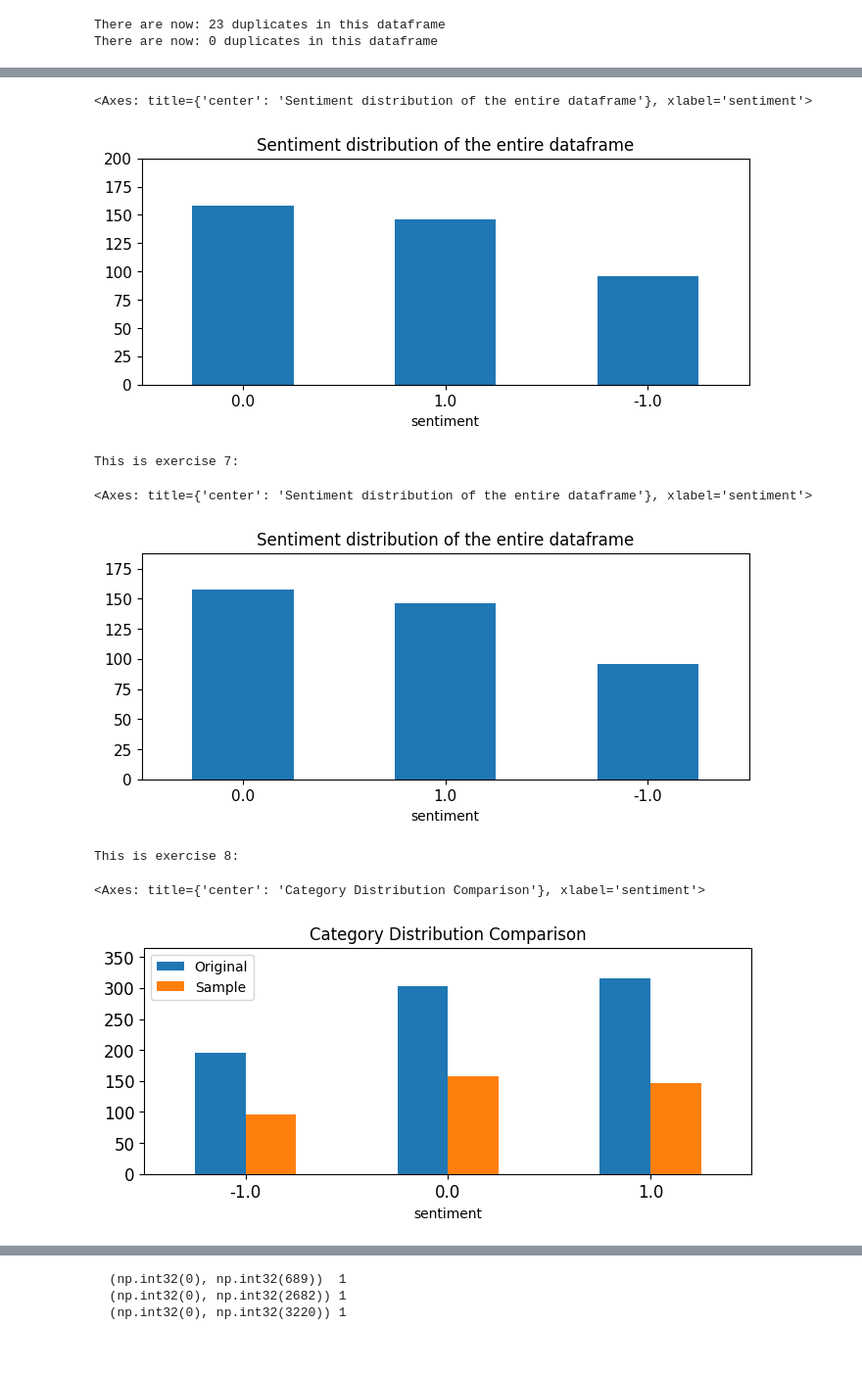
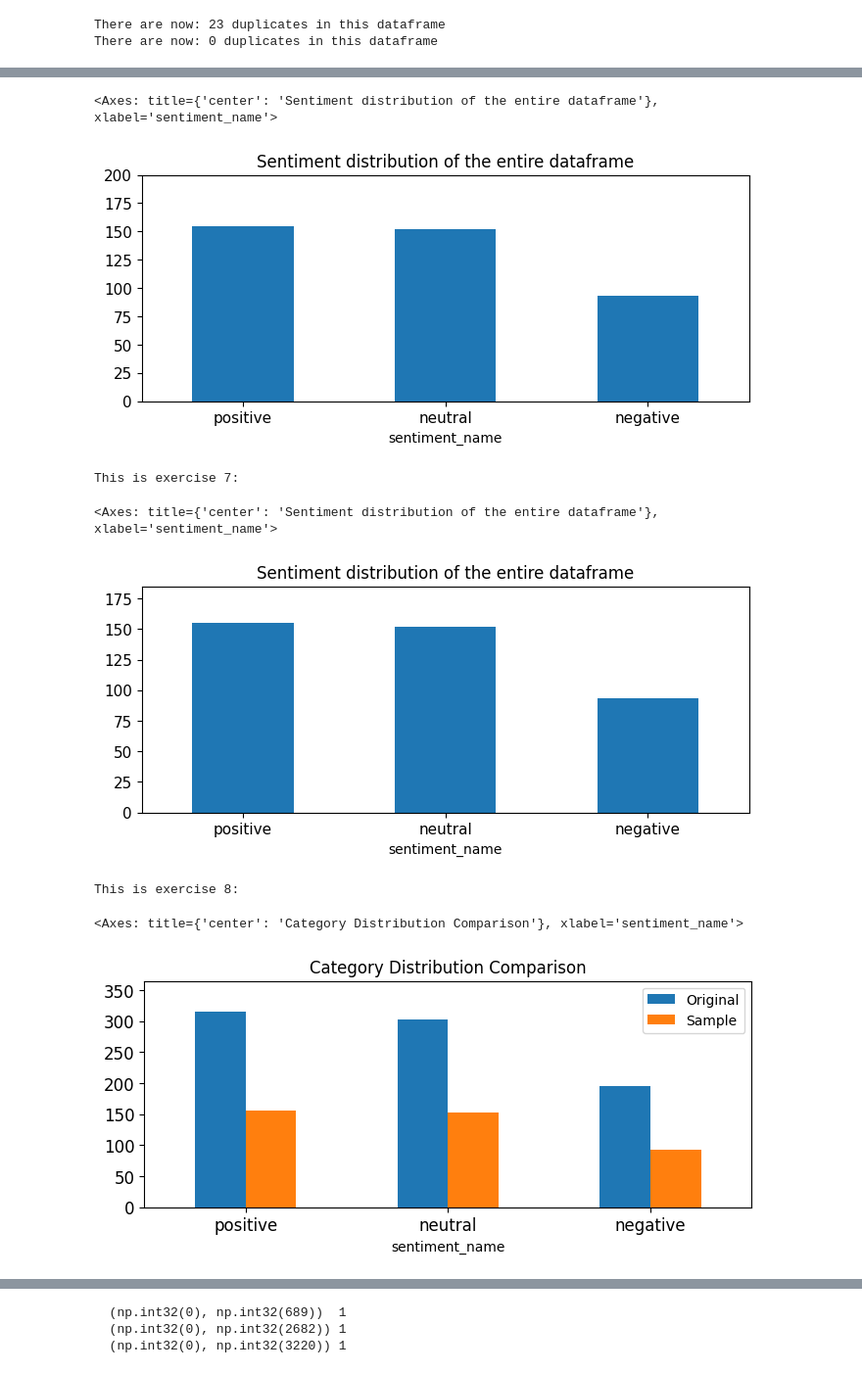
Before and after one commit to fernandovt0210/DM2025-Lab1-Exercise, a Jupyter notebook: DM2025-Lab1-Homework.ipynb, the cells around one changed output, grey strips where cells are left out. Shown at 98% size. Drawn from its saved outputs; the diff is of its cells as text; code cells hidden in the pictures.

```diff
--- a/DM2025-Lab1-Homework.ipynb
+++ b/DM2025-Lab1-Homework.ipynb
@@ -134,3 +134,14 @@ reddit_DF[0:10]
 | 7 | comment | Confirmed not a trap. Its been li... | 0.700000 | 0.050000 | 1.0 | 0.0 |
 | 8 | comment | Am I the only one seeing the cup ... | 0.491818 | 0.057045 | 1.0 | 1.0 |
 | 9 | comment | HLGN is $10. Hurry and catch it n... | 0.000000 | 0.000000 | 0.0 | 1.0 |
+# %%
+#Added a new column called 'sentiment_name' because it is clearer to refer to a comment/post as 'positive' than '1'.
+
+sentiment_map = {
+    1: 'positive',
+    0: 'neutral',
+   -1: 'negative'
+}
+reddit_DF['sentiment_name'] = reddit_DF['sentiment'].map(sentiment_map)
+
+reddit_DF[['sentiment', 'sentiment_name']].head()
@@ -237,46 +255,46 @@ reddit_DF.sentiment.value_counts().plot(kind = 'bar', #Chose a bar-graph to show
 # %%
 #Ploting the sample dataframe. Did it on a separate code cell so I could display both graphs.
 
-reddit_DF_sample.sentiment.value_counts().plot(kind = 'bar',
+reddit_DF_sample.sentiment_name.value_counts().plot(kind = 'bar',
                                     title = 'Sentiment distribution of the entire dataframe',
                                     ylim = [0, 200],
                                     rot = 0, fontsize = 11, figsize = (8,3))
 # %% [output]
-<Axes: title={'center': 'Sentiment distribution of the entire dataframe'}, xlabel='sentiment'>
+<Axes: title={'center': 'Sentiment distribution of the entire dataframe'}, xlabel='sentiment_name'>
-[figure, old version]
+[figure, new version]
 # %%
 #Exercise 7, skipped 5 and 6 because they were unnecesary.
 
 print("This is exercise 7: " "\n")
 
-reddit_DF_sample.sentiment.value_counts().plot(kind = 'bar',
+reddit_DF_sample.sentiment_name.value_counts().plot(kind = 'bar',
                                     title = 'Sentiment distribution of the entire dataframe',
-                                    ylim = [0, reddit_DF_sample.sentiment.value_counts().max()+30],
+                                    ylim = [0, reddit_DF_sample.sentiment_name.value_counts().max()+30],
                                     rot = 0, fontsize = 11, figsize = (8,3))
 # %% [output]
 This is exercise 7:
-<Axes: title={'center': 'Sentiment distribution of the entire dataframe'}, xlabel='sentiment'>
+<Axes: title={'center': 'Sentiment distribution of the entire dataframe'}, xlabel='sentiment_name'>
-[figure, old version]
+[figure, new version]
 # %%
 #Exercise 8
 
 print("This is exercise 8: " "\n")
 
 
 all_vs_sample = (pd.DataFrame({
-    'Original': reddit_DF.sentiment.value_counts(),
-    'Sample': reddit_DF_sample.sentiment.value_counts()})
+    'Original': reddit_DF.sentiment_name.value_counts(),
+    'Sample': reddit_DF_sample.sentiment_name.value_counts()})
 )
 
 all_vs_sample.plot(kind='bar',
                    title= "Category Distribution Comparison" ,
-                   ylim= [0, reddit_DF.sentiment.value_counts().max()+50], # I use the original size since its going to have a larger data set.
+                   ylim= [0, reddit_DF.sentiment_name.value_counts().max()+50], # I use the original size since its going to have a larger data set.
                    rot = 0, fontsize = 12, figsize = (8,3)
 )
 # %% [output]
 This is exercise 8:
-<Axes: title={'center': 'Category Distribution Comparison'}, xlabel='sentiment'>
+<Axes: title={'center': 'Category Distribution Comparison'}, xlabel='sentiment_name'>
-[figure, old version]
+[figure, new version]
 # %%
 reddit_DF['unigrams'] = reddit_DF['text'].apply(lambda x: dmh.tokenize_text(x)) #Convert all the text column into unigrams/tokens. This is a step in order to create a document term-matrix.
 reddit_DF[0:4]  # Check the new column created with all the unigrams from all the text per line.
```
Also changed, not shown: parts of 77 cells of this notebook, 7 other files.
